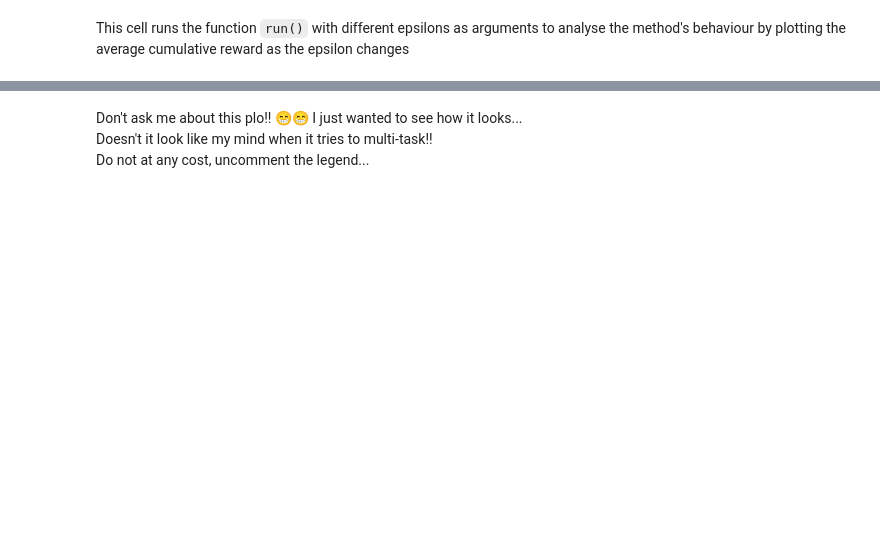
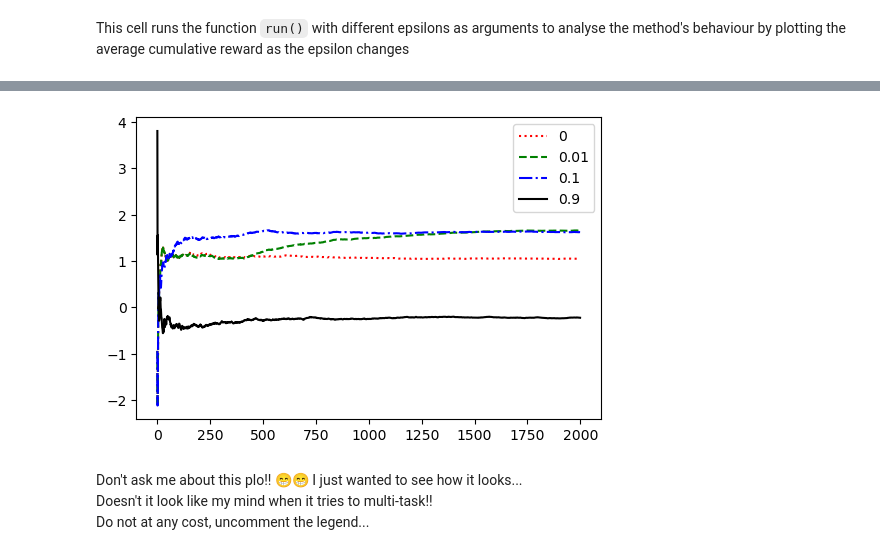
Before and after one commit to balaji1029/reinforcement-learning-sos, a Jupyter notebook: Multi-Armed Bandits.ipynb, the cells around one changed output, grey strips where cells are left out. Cells and saved outputs as stored; diff of their text form; code cells hidden in the pictures; blank space fills up the shorter version.

```diff
--- a/Multi-Armed Bandits.ipynb
+++ b/Multi-Armed Bandits.ipynb
@@ -101,3 +102,13 @@ plt.show()
+# %%
+plt.figure(dpi=100)
+plt.plot(np.arange(N), run(0)/(np.arange(N)+1), color='red', linestyle=":")
+plt.plot(np.arange(N), run(0.01)/(np.arange(N)+1), color='green', linestyle='--')
+plt.plot(np.arange(N), run(0.1)/(np.arange(N)+1), color='blue', linestyle='-.')
+plt.plot(np.arange(N), run(0.9)/(np.arange(N)+1), color='black')
+plt.legend([0, 0.01, 0.1, 0.9])
+plt.show()
+# %% [output]
+[figure, added]
 # %%
 sample = 100
 l = np.arange(sample)*0.01
```
Also changed, not shown: parts of 31 cells of this notebook.
